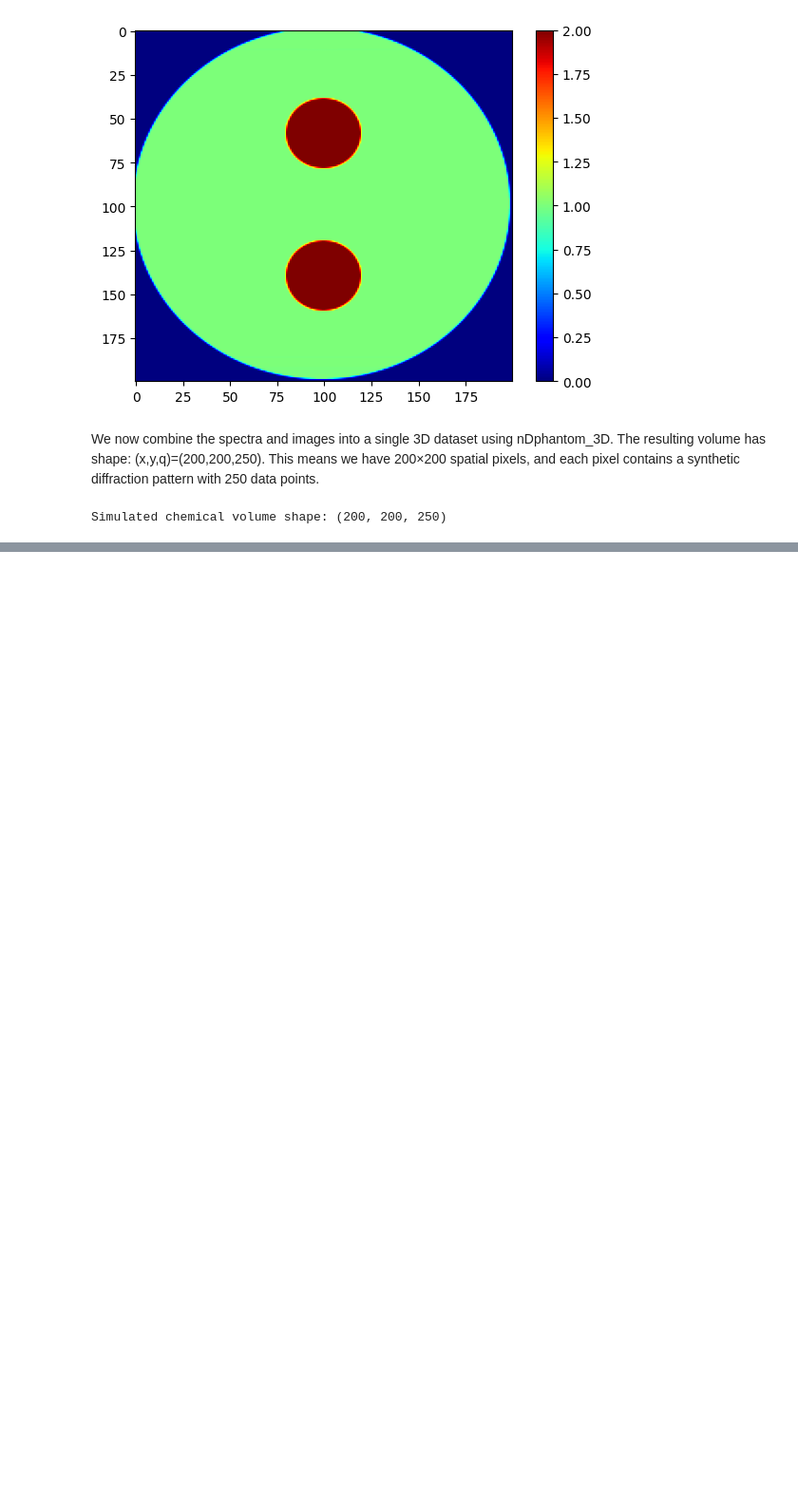
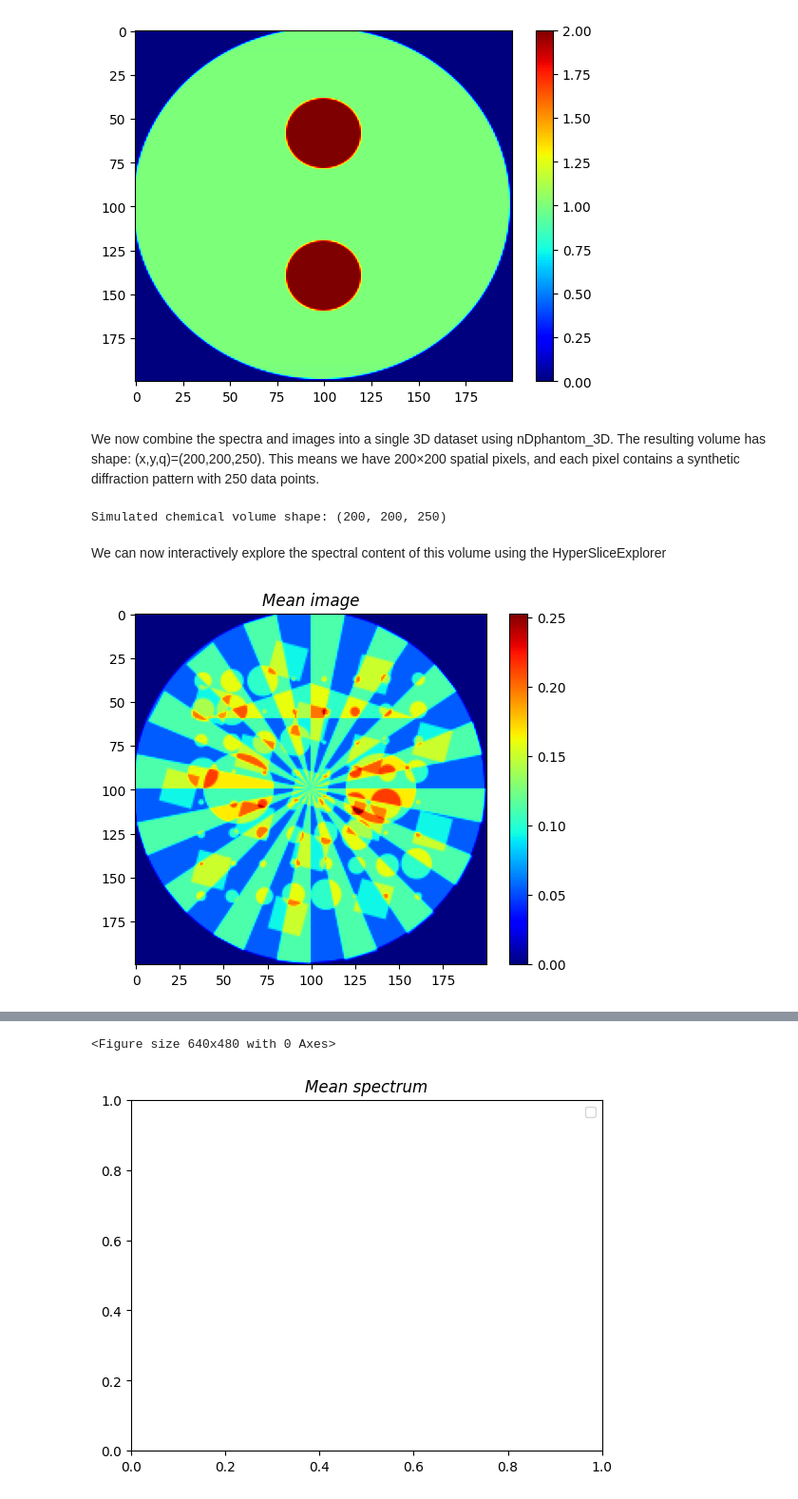
Before and after one commit to antonyvam/nDTomo, a Jupyter notebook: docs/source/notebooks/tutorial_dimensionality_reduction.ipynb, the cells around one changed output, grey strips where cells are left out. Shown at 95% size. Cells and saved outputs as stored; diff of their text form; code cells hidden in the pictures; blank space fills up the shorter version.

```diff
--- a/docs/source/notebooks/tutorial_dimensionality_reduction.ipynb
+++ b/docs/source/notebooks/tutorial_dimensionality_reduction.ipynb
@@ -151,3 +151,14 @@ chemct = nDTomophantom_3D(npix, use_spectra='Yes', spectra=spectra, imgs=iml, in
 print('Simulated chemical volume shape:', chemct.shape)
 # %% [output]
 Simulated chemical volume shape: (200, 200, 250)
+# %% [markdown]
+We can now interactively explore the spectral content of this volume using the HyperSliceExplorer
+# %%
+
+
+%matplotlib widget
+
+# Create an instance of the GUI
+gui = chemimexplorer(chemct)
+# %% [output]
+[figure, added]
@@ -153,0 +166,2 @@ Simulated chemical volume shape: (200, 200, 250)
+<Figure size 640x480 with 0 Axes>
+[figure, added]
```
Also changed, not shown: parts of 1 cell of this notebook, 1 other file.
